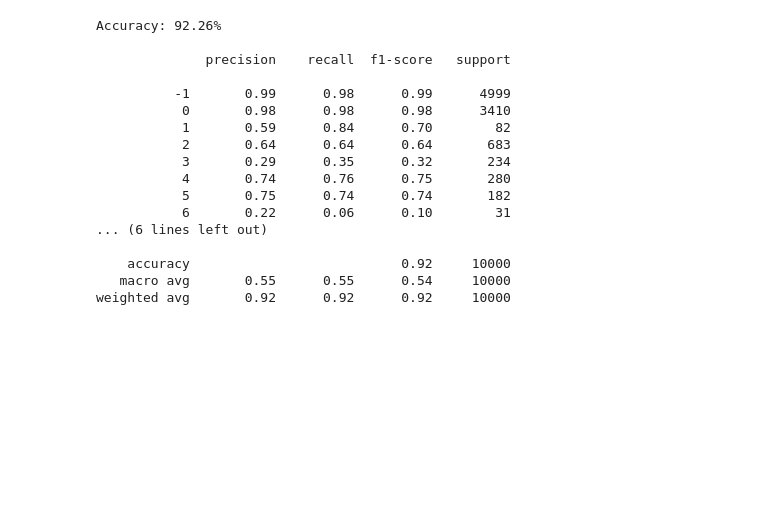
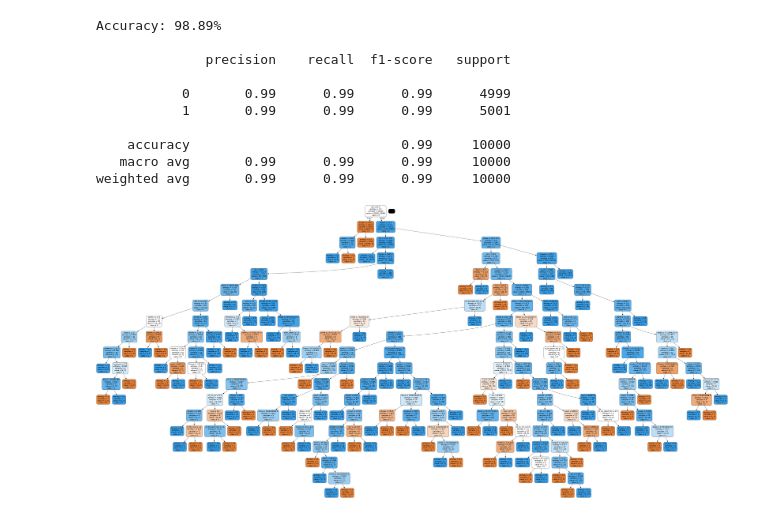
Before and after one commit to JoseAyeras/COMP8085_AI_Project1, a Jupyter notebook: Entropy Decision Tree/DTree.ipynb, the cells around one changed output. Drawn from its saved outputs; the diff is of its cells as text; code cells hidden in the pictures; blank space fills up the shorter version.

```diff
--- a/Entropy Decision Tree/DTree.ipynb
+++ b/Entropy Decision Tree/DTree.ipynb
@@ -18,7 +18,7 @@ import pydotplus # is used for plotting the decision tree
 from numbers import Number
 
 # Set the classifier, this can be Label or attack_cat
-classifier = 'attack_cat'
+classifier = 'Label'
 # Data set already comes with column names!
 col_names = ['srcip','sport','dstip','dsport','proto','state','dur','sbytes','dbytes','sttl','dttl','sloss','dloss','service','Sload','Dload','Spkts','Dpkts','swin','dwin','stcpb','dtcpb','smeansz','dmeansz','trans_depth','res_bdy_len','Sjit','Djit','Stime','Ltime','Sintpkt','Dintpkt','tcprtt','synack','ackdat','is_sm_ips_ports','ct_state_ttl','ct_flw_http_mthd','is_ftp_login','ct_ftp_cmd','ct_srv_src','ct_srv_dst','ct_dst_ltm','ct_src_ ltm','ct_src_dport_ltm','ct_dst_sport_ltm','ct_dst_src_ltm','attack_cat','Label']
 # Because we are taking the column names from the data set, we can take advantage of pandas' default behaviors!
@@ -72,20 +72,25 @@ print("Accuracy: {:.2f}%\n".format(metrics.accuracy_score(validation_data_y, pre
 # display(HTML(pd.DataFrame(metrics.confusion_matrix(validation_data_y, prediction_data_y), columns=[classifier_uniques], index=[classifier_uniques]).to_html()))
 print(metrics.classification_report(validation_data_y, prediction_data_y))
 # %% [output]
-Accuracy: 92.26%
+Accuracy: 98.89%
 
               precision    recall  f1-score   support
 
-          -1       0.99      0.98      0.99      4999
-           0       0.98      0.98      0.98      3410
-           1       0.59      0.84      0.70        82
-           2       0.64      0.64      0.64       683
-           3       0.29      0.35      0.32       234
-           4       0.74      0.76      0.75       280
-           5       0.75      0.74      0.74       182
-           6       0.22      0.06      0.10        31
-... (6 lines left out)
+           0       0.99      0.99      0.99      4999
+           1       0.99      0.99      0.99      5001
 
-    accuracy                           0.92     10000
-   macro avg       0.55      0.55      0.54     10000
-weighted avg       0.92      0.92      0.92     10000
+    accuracy                           0.99     10000
+   macro avg       0.99      0.99      0.99     10000
+weighted avg       0.99      0.99      0.99     10000
+# %%
+dot_data = StringIO()
+attack_cat_class_names = ['-1','0','1','2','3','4','5','6','7','8','9','10','11','12']
+label_class_names = ['0','1']
+export_graphviz(clf, out_file=dot_data,
+                filled=True, rounded=True,
+                special_characters=True,feature_names = feature_cols, class_names=label_class_names)
+graph = pydotplus.graph_from_dot_data(dot_data.getvalue())
+graph.write_png('attacks.png')
+Image(graph.create_png())
+# %% [output]
+[figure, added]
```
Also changed, not shown: 1 other file.
